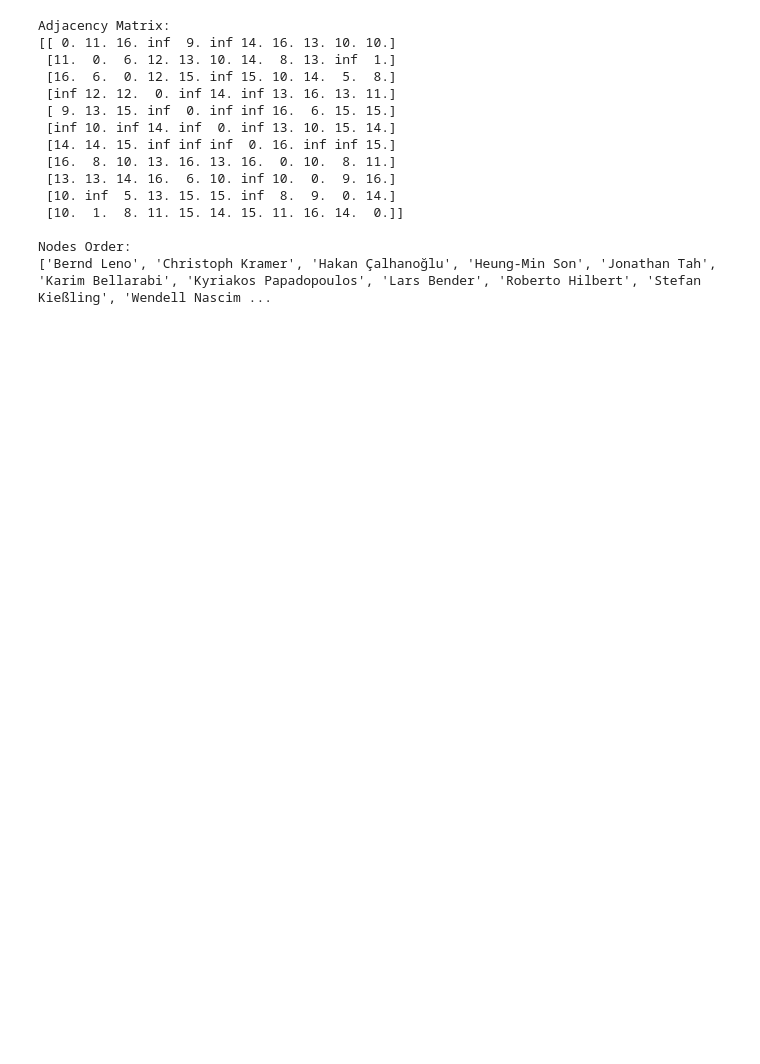
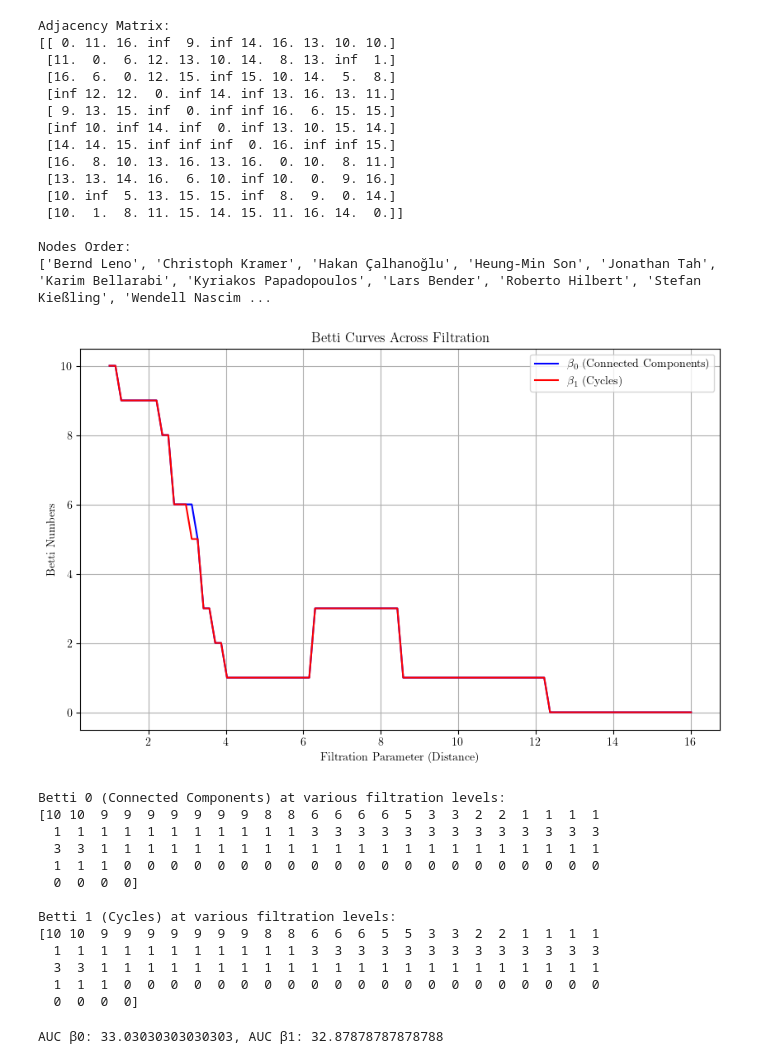
Before and after one commit to Sam-B-Y/TDA-Soccer-Passing-Networks, a Jupyter notebook: models/persistence.ipynb, the cells around one changed output. Cells and saved outputs as stored; diff of their text form; code cells hidden in the pictures; blank space fills up the shorter version.

```diff
--- a/models/persistence.ipynb
+++ b/models/persistence.ipynb
@@ -94,9 +96,70 @@ Nodes Order:
 # %%
 vr_persistence = VietorisRipsPersistence(
         metric="precomputed",
-        homology_dimensions=[0, 1],  # Compute H0 and H1
+        homology_dimensions=[0, 1, 2, 3],  # Compute H0 and H1
         collapse_edges=True  # Handle disconnected graphs
     )
 
 diagrams = vr_persistence.fit_transform([adj_matrix])[0]
 plot_diagram(diagrams)
+# %%
+betti_transformer = BettiCurve(
+    n_bins=100
+)
+
+betti_numbers = betti_transformer.fit_transform([diagrams])[0]
+
+homology_dimensions = len(vr_persistence.homology_dimensions)
+betti_numbers = betti_numbers.reshape(-1, homology_dimensions)
+
+betti0 = betti_numbers[:, 0]
+if homology_dimensions > 1:
+    betti1 = betti_numbers[:, 1]
+    if homology_dimensions > 2:
+        betti2 = betti_numbers[:, 2]
+else:
+    betti1 = None
+
+min_distance = np.min(adj_matrix[np.isfinite(adj_matrix) & (adj_matrix > 0)])
+max_distance = np.max(adj_matrix[np.isfinite(adj_matrix)])
+filtration_values = np.linspace(min_distance, max_distance, num=100)
+
+plt.figure(figsize=(10, 6))
+plt.plot(filtration_values, betti0, label=r'$\beta_0$ (Connected Components)', color='blue')
+if betti1 is not None:
+    plt.plot(filtration_values, betti1, label=r'$\beta_1$ (Cycles)', color='red')
+plt.xlabel('Filtration Parameter (Distance)')
+plt.ylabel('Betti Numbers')
+plt.title('Betti Curves Across Filtration')
+plt.legend()
+plt.grid(True)
+plt.show()
+
+print("Betti 0 (Connected Components) at various filtration levels:")
+print(betti0)
+
+if betti1 is not None:
+    print("\nBetti 1 (Cycles) at various filtration levels:")
+    print(betti1)
+# %% [output]
+[figure, added]
+Betti 0 (Connected Components) at various filtration levels:
+[10 10  9  9  9  9  9  9  9  8  8  6  6  6  6  5  3  3  2  2  1  1  1  1
+  1  1  1  1  1  1  1  1  1  1  1  3  3  3  3  3  3  3  3  3  3  3  3  3
+  3  3  1  1  1  1  1  1  1  1  1  1  1  1  1  1  1  1  1  1  1  1  1  1
+  1  1  1  0  0  0  0  0  0  0  0  0  0  0  0  0  0  0  0  0  0  0  0  0
+  0  0  0  0]
+
+Betti 1 (Cycles) at various filtration levels:
+[10 10  9  9  9  9  9  9  9  8  8  6  6  6  5  5  3  3  2  2  1  1  1  1
+  1  1  1  1  1  1  1  1  1  1  1  3  3  3  3  3  3  3  3  3  3  3  3  3
+  3  3  1  1  1  1  1  1  1  1  1  1  1  1  1  1  1  1  1  1  1  1  1  1
+  1  1  1  0  0  0  0  0  0  0  0  0  0  0  0  0  0  0  0  0  0  0  0  0
+  0  0  0  0]
+# %%
+auc_betti0 = np.trapz(betti0, filtration_values)
+auc_betti1 = np.trapz(betti1, filtration_values) if betti1 is not None else 0
+auc_betti2 = np.trapz(betti2, filtration_values) if betti2 is not None else 0
+print(f"AUC β0: {auc_betti0}, AUC β1: {auc_betti1}")
+# %% [output]
+AUC β0: 33.03030303030303, AUC β1: 32.87878787878788
```
Also changed, not shown: parts of 2 cells of this notebook, 2 other files.
